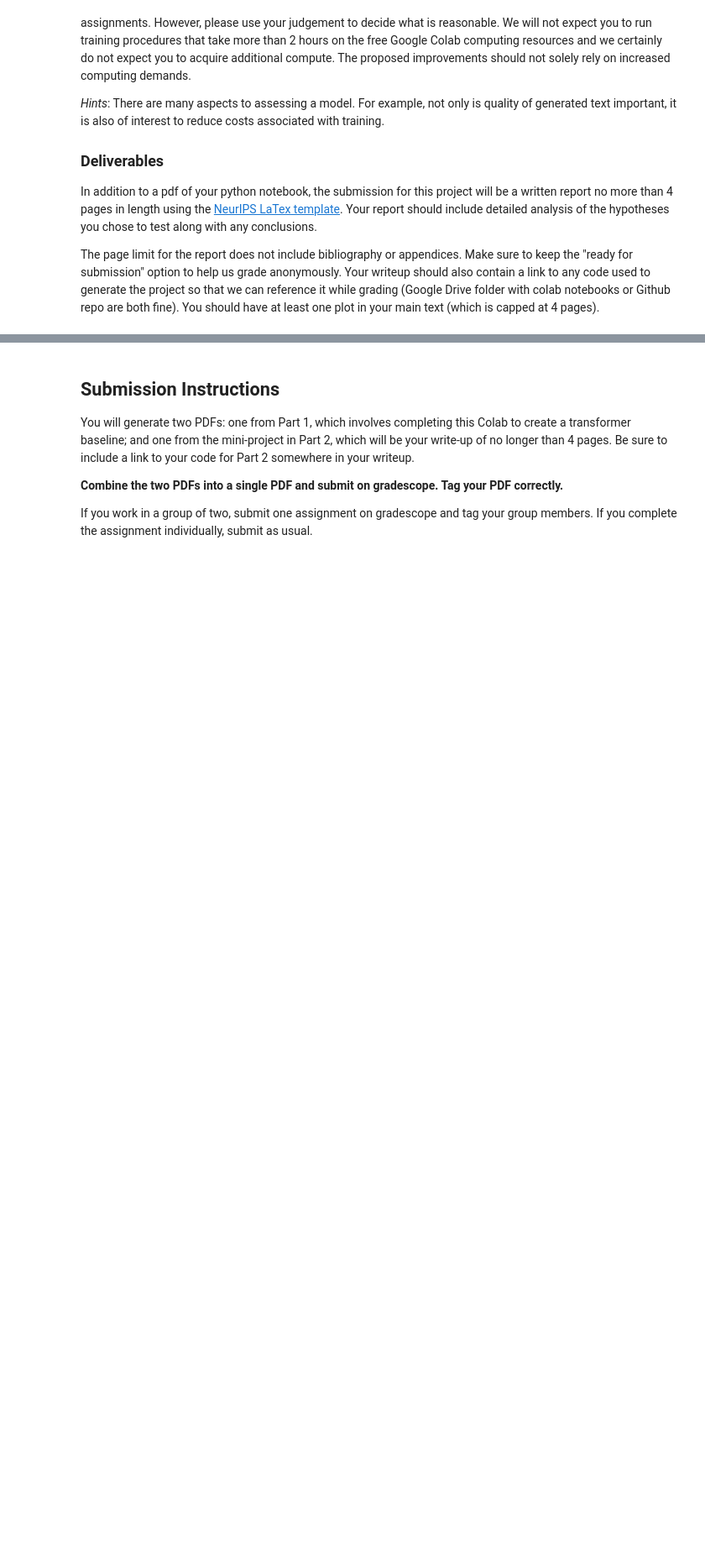
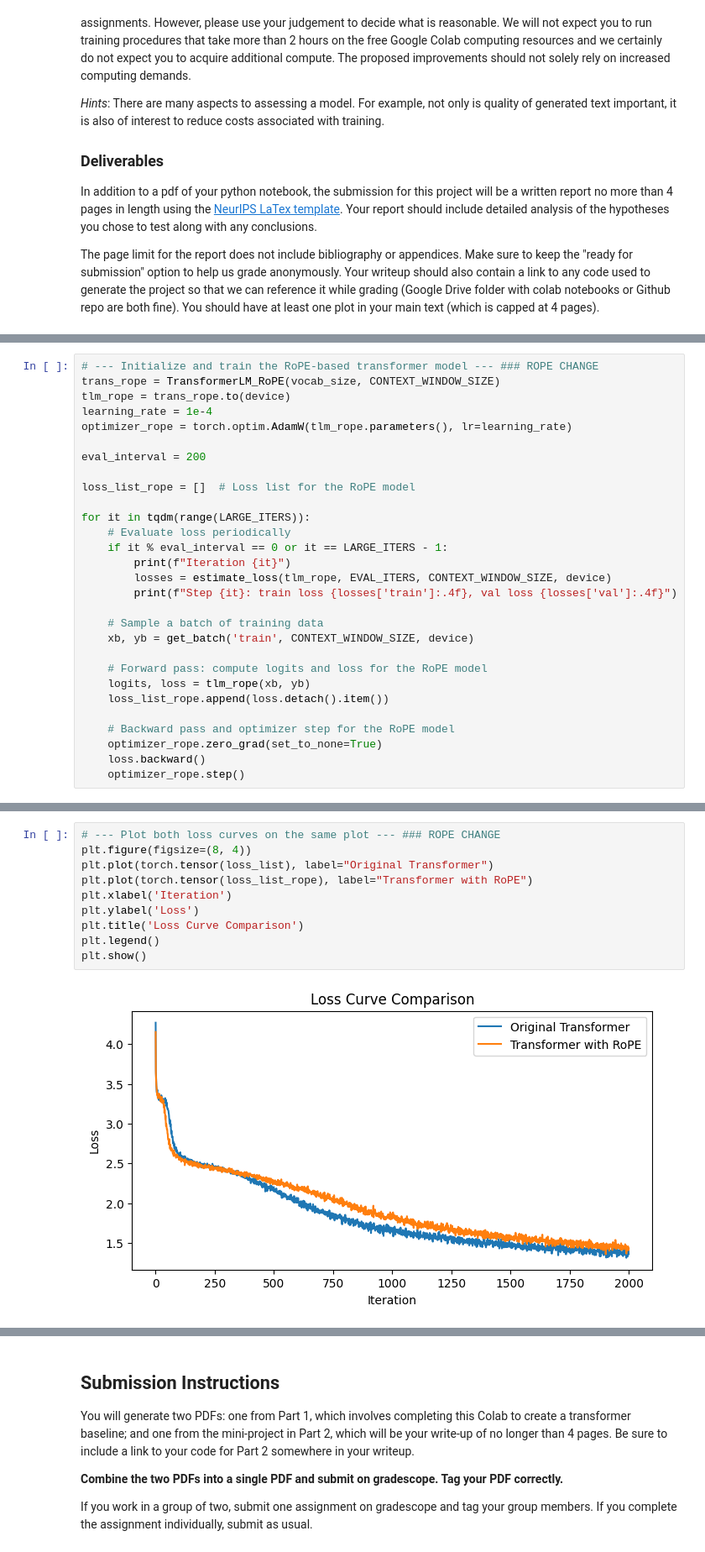
Before and after one commit to dlvh/stats305b, a Jupyter notebook: assignments/hw4/hw4.ipynb, the cells around one changed output, grey strips where cells are left out. Shown at 84% size. Saved outputs shown, nothing was run; the diff lists cells and outputs as text; blank space fills up the shorter version.

```diff
--- a/assignments/hw4/hw4.ipynb
+++ b/assignments/hw4/hw4.ipynb
@@ -1414,0 +1703,29 @@ The page limit for the report does not include bibliography or appendices. Make
+# %%
+# --- Initialize and train the RoPE-based transformer model --- ### ROPE CHANGE
+trans_rope = TransformerLM_RoPE(vocab_size, CONTEXT_WINDOW_SIZE)
+tlm_rope = trans_rope.to(device)
+learning_rate = 1e-4
+optimizer_rope = torch.optim.AdamW(tlm_rope.parameters(), lr=learning_rate)
+
+eval_interval = 200
+
+loss_list_rope = []  # Loss list for the RoPE model
+
+for it in tqdm(range(LARGE_ITERS)):
+    # Evaluate loss periodically
+    if it % eval_interval == 0 or it == LARGE_ITERS - 1:
+        print(f"Iteration {it}")
+        losses = estimate_loss(tlm_rope, EVAL_ITERS, CONTEXT_WINDOW_SIZE, device)
+        print(f"Step {it}: train loss {losses['train']:.4f}, val loss {losses['val']:.4f}")
+
+    # Sample a batch of training data
+    xb, yb = get_batch('train', CONTEXT_WINDOW_SIZE, device)
+
+    # Forward pass: compute logits and loss for the RoPE model
+    logits, loss = tlm_rope(xb, yb)
+    loss_list_rope.append(loss.detach().item())
+
+    # Backward pass and optimizer step for the RoPE model
+    optimizer_rope.zero_grad(set_to_none=True)
+    loss.backward()
+    optimizer_rope.step()
@@ -1414,0 +1746,12 @@ The page limit for the report does not include bibliography or appendices. Make
+# %%
+# --- Plot both loss curves on the same plot --- ### ROPE CHANGE
+plt.figure(figsize=(8, 4))
+plt.plot(torch.tensor(loss_list), label="Original Transformer")
+plt.plot(torch.tensor(loss_list_rope), label="Transformer with RoPE")
+plt.xlabel('Iteration')
+plt.ylabel('Loss')
+plt.title('Loss Curve Comparison')
+plt.legend()
+plt.show()
+# %% [output]
+[figure, added]
```
Also changed, not shown: parts of 9 cells of this notebook.
